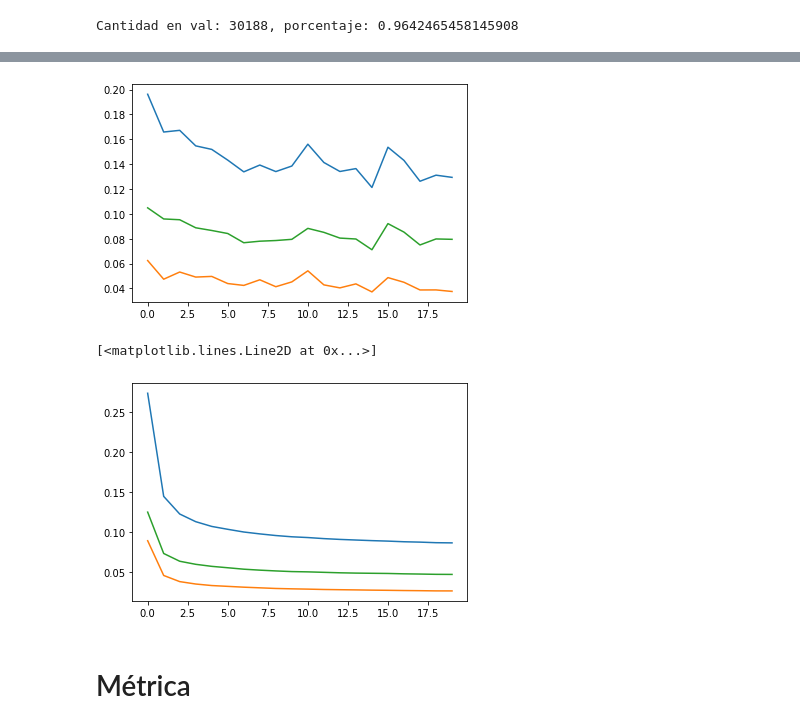
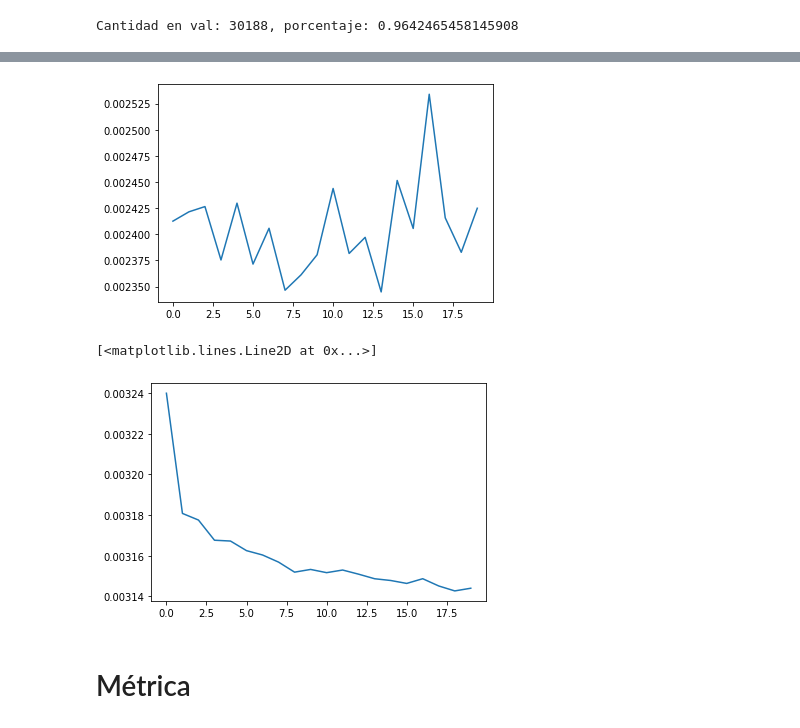
Before and after one commit to deeplearning-itba/kaggle-rossmann, a Jupyter notebook: 06-full-model.ipynb, the cells around one changed output, grey strips where cells are left out. Cells and saved outputs as stored; diff of their text form; code cells hidden in the pictures.

```diff
--- a/06-full-model.ipynb
+++ b/06-full-model.ipynb
@@ -176,0 +166,6 @@ plt.show()
+# %%
+df_train.loc[:, 'mean_by_store'] = df_train['Store'].apply(stores_mean.get)
+df_val.loc[:, 'mean_by_store'] = df_val['Store'].apply(stores_mean.get)
+
+df_train.loc[:, 'Sales_store'] = df_train['Sales'] - df_train['mean_by_store']
+df_val.loc[:, 'Sales_store'] = df_val['Sales'] - df_val['mean_by_store']
@@ -176,0 +174,3 @@ plt.show()
+# %%
+def rmspe(y_true, y_pred):
+    return K.mean(K.square((y_true - y_pred)/y_true))
@@ -183,7 +190,7 @@ X_test = np.hsplit(df_test[all_vars].values, len(all_vars))
 if add_customers:
     y_out_columns = ['Sales', 'Customers']
 else:
-    y_out_columns = ['Sales']
+    y_out_columns = ['Sales_store']
 
 if log_output:
     # Escala logaritmica
@@ -192,15 +199,18 @@ if log_output:
     y_val = np.log(df_val[y_out_columns].values)/max_log_y
 else:
     # Normalización
-    y_mean = df_train[y_out_columns].mean().values
-    y_std = df_train[y_out_columns].std().values
-    y_train = (df_train[y_out_columns].values - y_mean)/y_std
-    y_val = (df_val[y_out_columns].values - y_mean)/y_std
+#     y_mean = df_train[y_out_columns].mean().values
+#     y_std = df_train[y_out_columns].std().values
+#     y_train = (df_train[y_out_columns].values - y_mean)/y_std
+#     y_val = (df_val[y_out_columns].values - y_mean)/y_std
+    y_max = df_train[y_out_columns].max().values
+    y_train = df_train[y_out_columns].values/y_max
+    y_val = df_val[y_out_columns].values/y_max
 y_train = np.hsplit(y_train, y_train.shape[1])
 y_val = np.hsplit(y_val, y_val.shape[1])
 # %%
 lr = 0.001
-model.compile(optimizer=Adam(lr=lr), metrics=['mse'], loss='mse')
+model.compile(optimizer=Adam(lr=lr), metrics=['mse', rmspe], loss='mse')
 # %%
 if add_customers:
     checkpoint = ModelCheckpoint('bestmodel.hdf5', monitor='val_Sales_mse', verbose=1, save_best_only=True)
@@ -231,15 +241,15 @@ Epoch 00020: val_Sales_mse did not improve from 0.07115
 # %%
 plt.plot(history.history['val_loss'])
-plt.plot(history.history['val_Customers_mse'])
-plt.plot(history.history['val_Sales_mse'])
+# plt.plot(history.history['val_Customers_mse'])
+# plt.plot(history.history['val_Sales_mse'])
 plt.show()
 plt.plot(history.history['loss'])
-plt.plot(history.history['Customers_mse'])
-plt.plot(history.history['Sales_mse'])
+# plt.plot(history.history['Customers_mse'])
+# plt.plot(history.history['Sales_mse'])
 # %% [output]
-[figure, old version]
+[figure, new version]
 [<matplotlib.lines.Line2D at 0x...>]
-[figure, old version]
+[figure, new version]
 # %% [markdown]
 # Métrica
 # %% [markdown]
```
Also changed, not shown: parts of 22 cells of this notebook, 4 other files.
